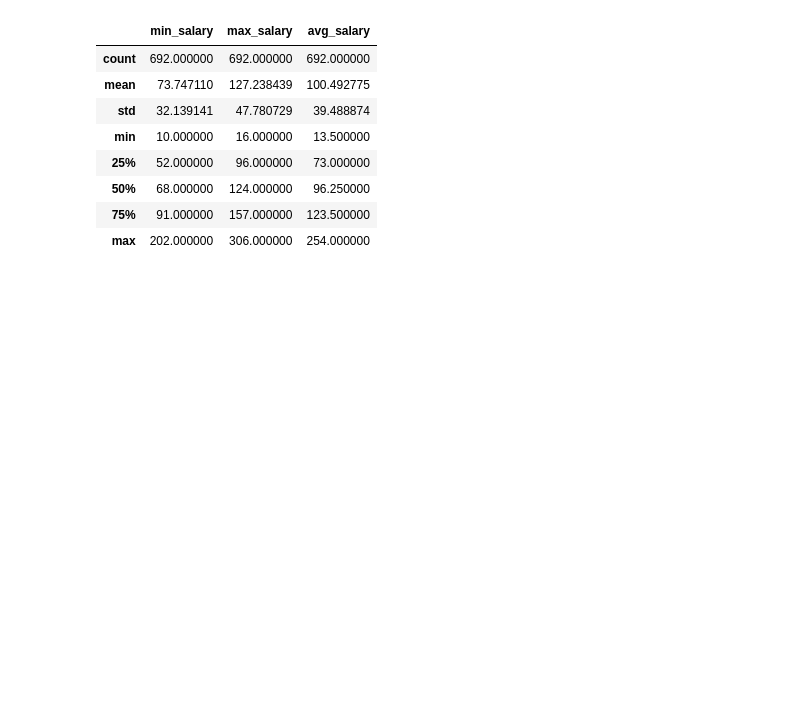
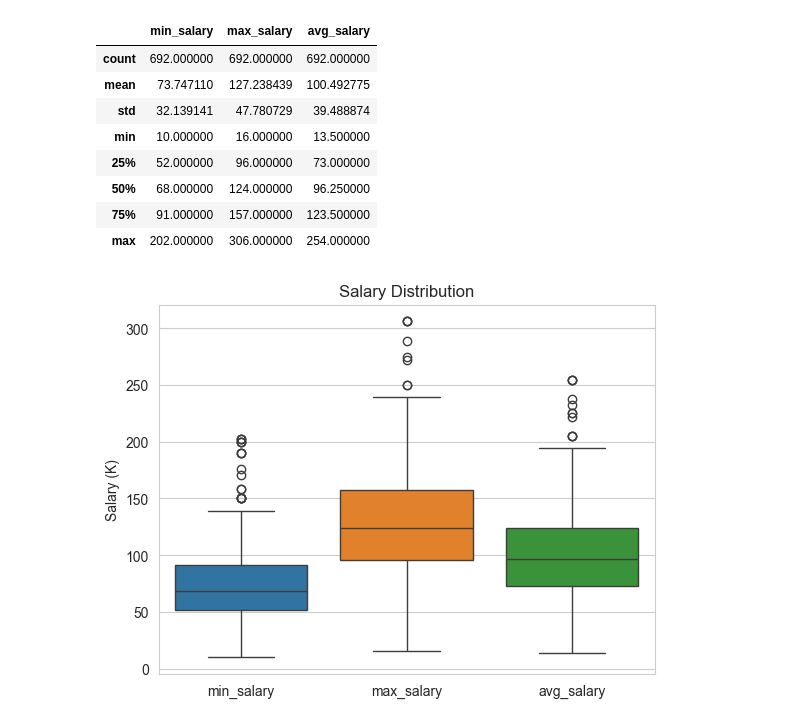
Before and after one commit to nayeem29dse/EDA-on-data-science-job-descriptions, a Jupyter notebook: EDA on saraly data.ipynb, the cells around one changed output. Cells and saved outputs as stored; diff of their text form; code cells hidden in the pictures; blank space fills up the shorter version.

Commit message:
new boxplot

```diff
--- a/EDA on saraly data.ipynb
+++ b/EDA on saraly data.ipynb
@@ -199,3 +199,10 @@ df[['min_salary','max_salary','avg_salary']].describe()
 | 50% | 68.000000 | 124.000000 | 96.250000 |
 | 75% | 91.000000 | 157.000000 | 123.500000 |
 | max | 202.000000 | 306.000000 | 254.000000 |
+# %%
+sns.boxplot(data=df[['min_salary','max_salary','avg_salary']])
+plt.title("Salary Distribution")
+plt.ylabel("Salary (K)")
+plt.show()
+# %% [output]
+[figure, added]
```
